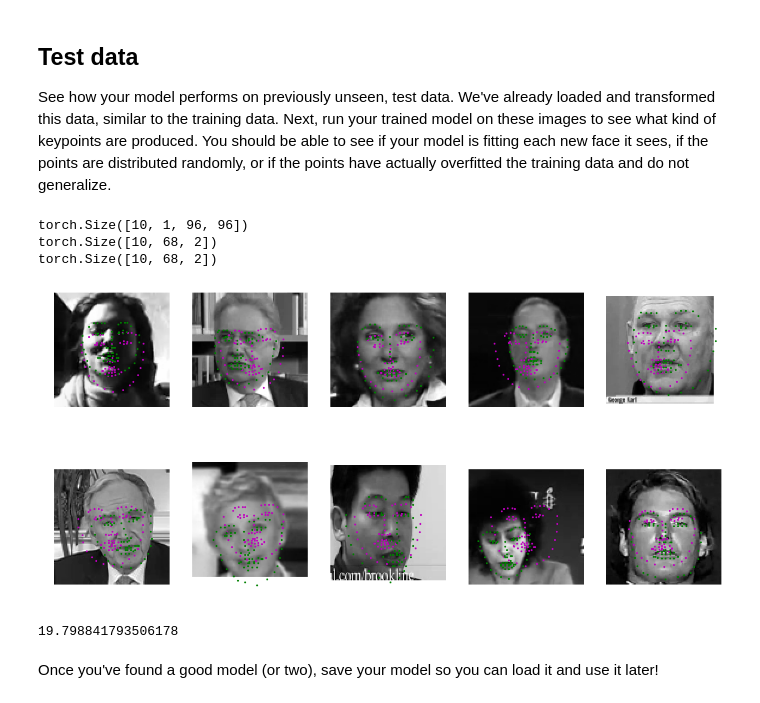
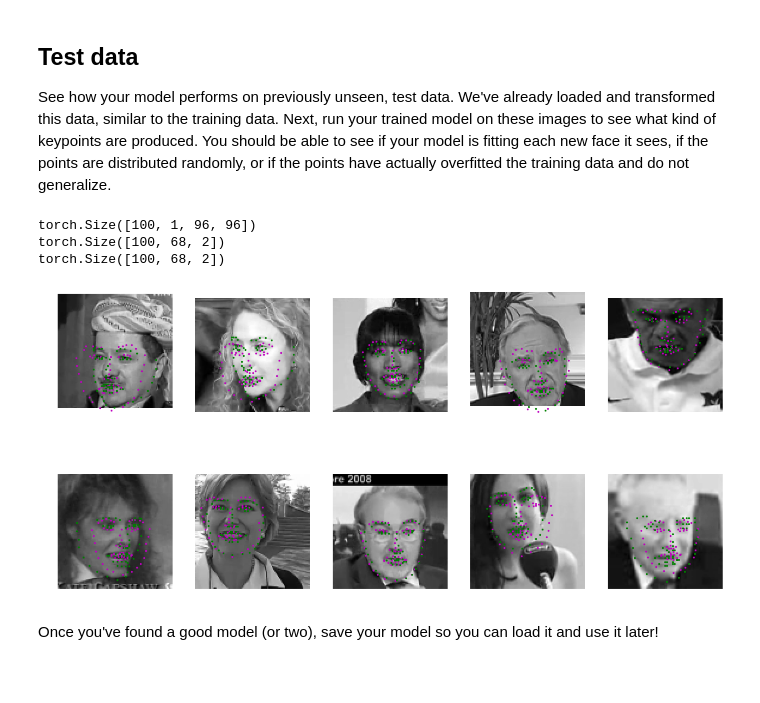
Before and after one commit to udacity/P1_Facial_Keypoints, a Jupyter notebook: 2. Define the Network Architecture.ipynb, the cells around one changed output. Cells and saved outputs as stored; diff of their text form; code cells hidden in the pictures; blank space fills up the shorter version.

```diff
--- a/2. Define the Network Architecture.ipynb
+++ b/2. Define the Network Architecture.ipynb
@@ -85,7 +82,7 @@ import torch.nn.functional as F
 # one example conv layer has been provided for you
 from models import Net
 
-net = Net()
+net = Net().cuda()
 print(net)
 # %% [output]
 Net(
@@ -194,7 +191,7 @@ test_dataset = FacialKeypointsDataset(csv_file='data/test_frames_keypoints.csv',
                                              transform=data_transform)
 # %%
 # load test data in batches
-batch_size = 10
+batch_size = 100
 
 test_loader = DataLoader(test_dataset,
                           batch_size=batch_size,
@@ -218,17 +215,17 @@ def net_sample_output():
     for i, sample in enumerate(test_loader):
 
         # get sample data: images and ground truth keypoints
-        images = sample['image']
-        key_pts = sample['keypoints']
+        images = sample['image'].cuda()
+        key_pts = sample['keypoints'].cuda()
 
         # convert images to FloatTensors
-        images = images.type(torch.FloatTensor)
+        images = images.type(torch.FloatTensor).cuda()
 
         # forward pass to get net output
-        output_pts = net(images)
+        output_pts = net(images).cuda()
 
         # reshape to batch_size x 68 x 2 pts
-        output_pts = output_pts.view(output_pts.size()[0], 68, -1)
+        output_pts = output_pts.view(output_pts.size()[0], 68, -1).cuda()
 
         # break after first image is tested
         if i == 0:
@@ -282,12 +279,12 @@ def visualize_output(test_images, test_outputs, gt_pts=None, batch_size=10):
 
         # un-transform the image data
         image = test_images[i].data   # get the image from it's wrapper
-        image = image.numpy()   # convert to numpy array from a Tensor
+        image = image.cpu().numpy()   # convert to numpy array from a Tensor
         image = np.transpose(image, (1, 2, 0))   # transpose to go from torch to numpy image
 
         # un-transform the predicted key_pts data
         predicted_key_pts = test_outputs[i].data
-        predicted_key_pts = predicted_key_pts.numpy()
+        predicted_key_pts = predicted_key_pts.cpu().numpy()
         # undo normalization of keypoints
         predicted_key_pts = predicted_key_pts*50.0+100
 
@@ -476,20 +479,16 @@ print(test_images.data.size())
 print(test_outputs.data.size())
 print(gt_pts.size())
 # %% [output]
-torch.Size([10, 1, 96, 96])
-torch.Size([10, 68, 2])
-torch.Size([10, 68, 2])
+torch.Size([100, 1, 96, 96])
+torch.Size([100, 68, 2])
+torch.Size([100, 68, 2])
 # %%
 ## TODO: visualize your test output
 # you can use the same function as before, by un-commenting the line below:
 
-visualize_output(test_images, test_outputs, gt_pts, batch_size=batch_size)
+visualize_output(test_images, test_outputs, gt_pts, batch_size=10)
 # %% [output]
-[figure, old version]
+[figure, new version]
-# %%
-calculate_test_loss()
-# %% [output]
-19.798841793506178
 # %% [markdown]
 Once you've found a good model (or two), save your model so you can load it and use it later!
 # %%
```
Also changed, not shown: parts of 19 cells of this notebook, 3 other files.
